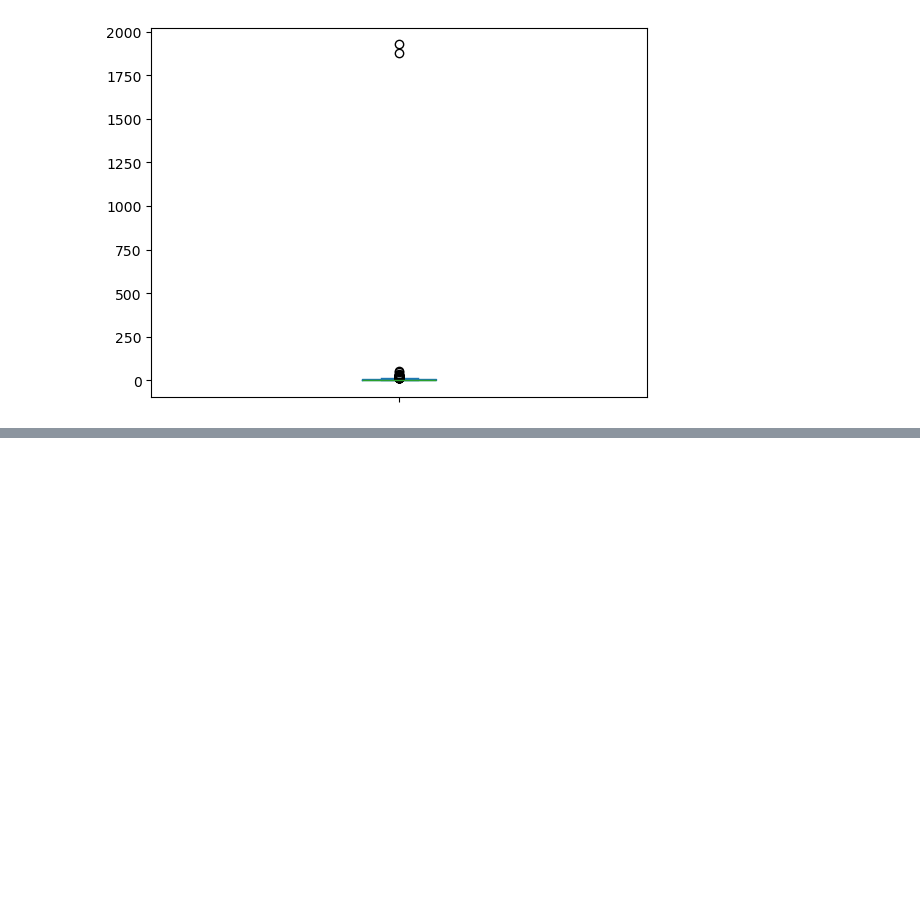
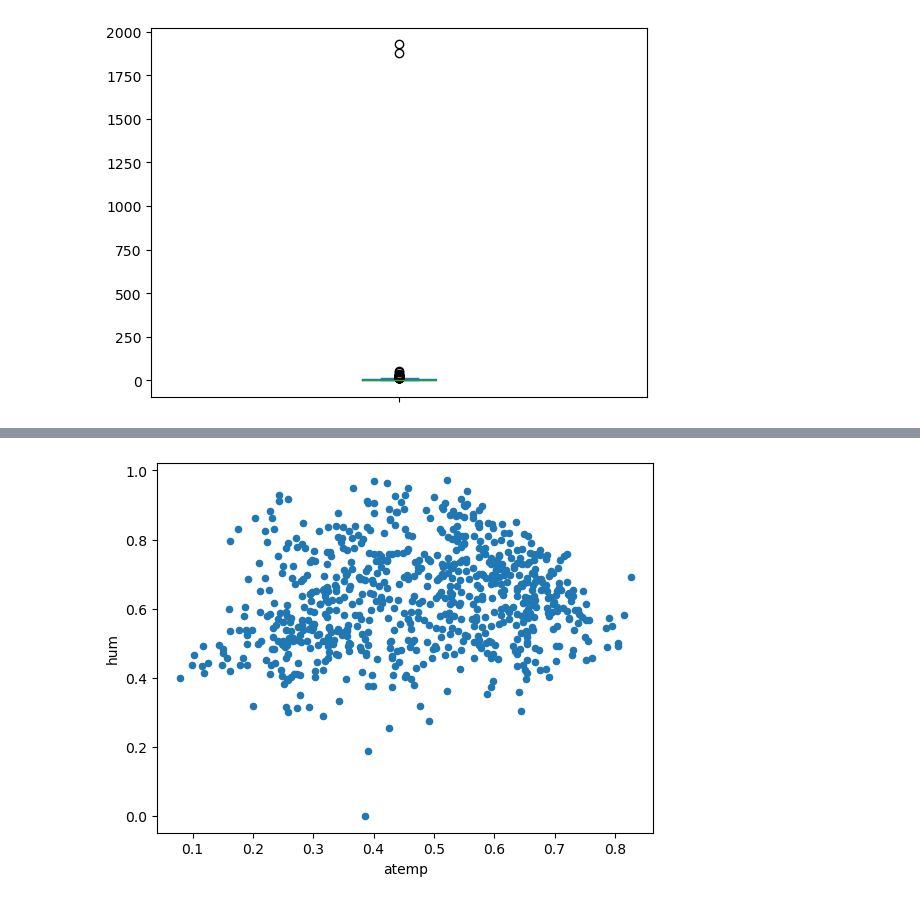
Before and after one commit to Udon-datascience/Python_machine_learning_study_log, a Jupyter notebook: study_based_on_textbook/learning_analysis_15.ipynb, the cells around one changed output, grey strips where cells are left out. Saved outputs shown, nothing was run; the diff lists cells and outputs as text; code cells hidden in the pictures; blank space fills up the shorter version.

```diff
--- a/study_based_on_textbook/learning_analysis_15.ipynb
+++ b/study_based_on_textbook/learning_analysis_15.ipynb
@@ -152,0 +191,6 @@ distance.plot(kind='box')
+# %%
+import matplotlib.pyplot as plt
+df4.plot(kind='scatter',x='atemp',y='hum')
+plt.savefig('test0.png')
+# %% [output]
+[figure, added]
```
Also changed, not shown: parts of 3 cells of this notebook, 1 other file.
